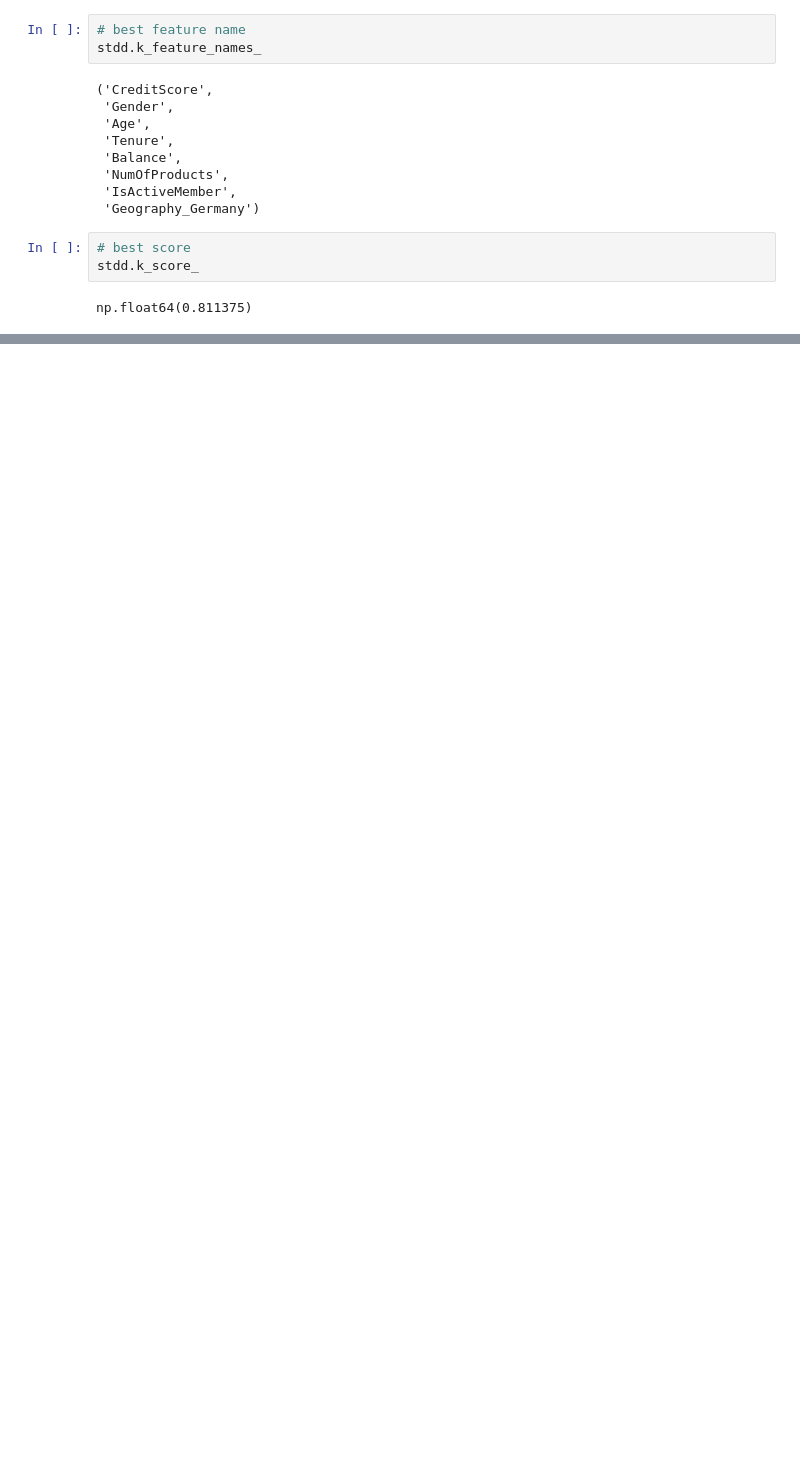
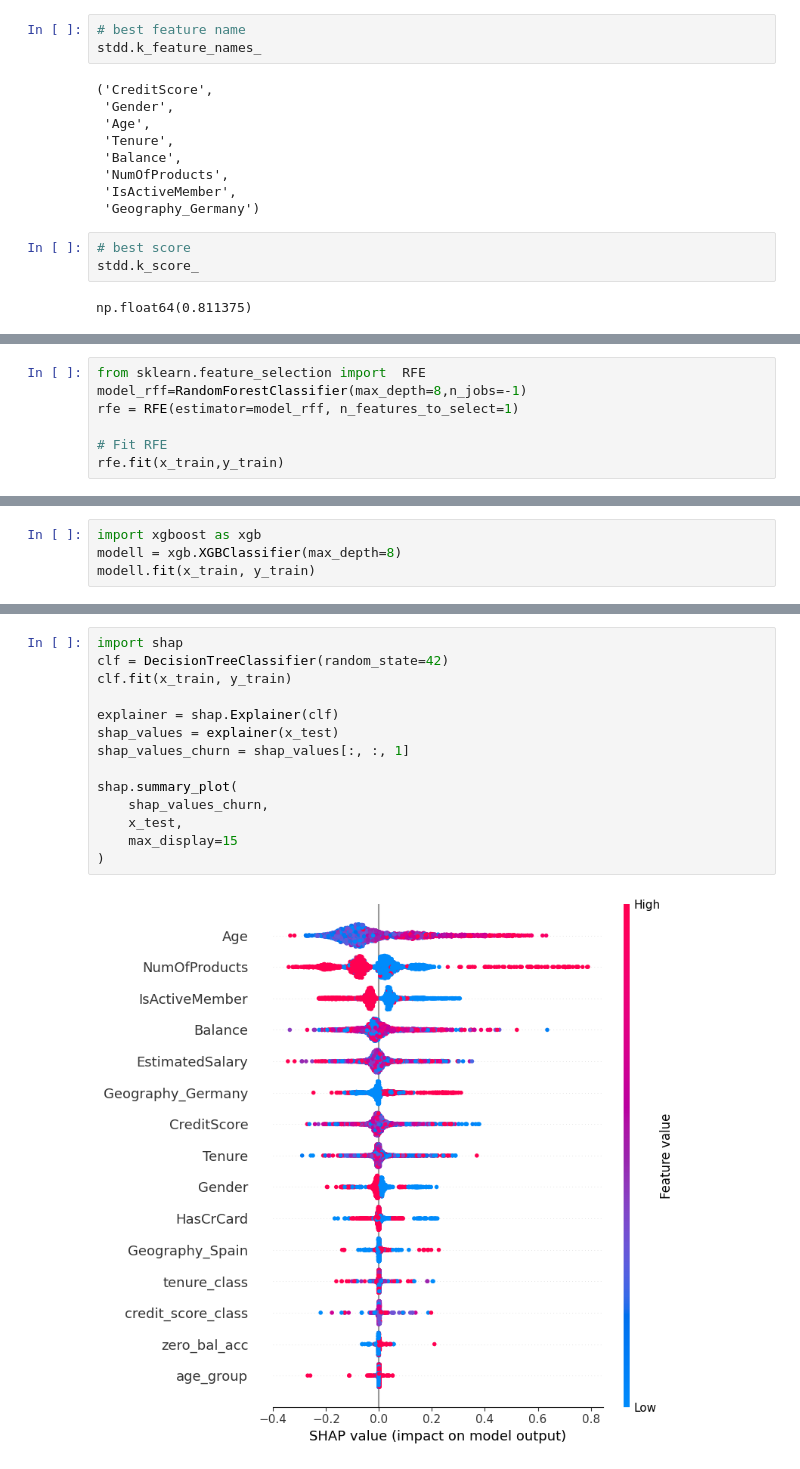
Before and after one commit to karansingh-chauhan/bank-customer-churn-modeling, a Jupyter notebook: notebook/FEATURE_ENG.IPYNB, the cells around one changed output, grey strips where cells are left out. Saved outputs shown, nothing was run; the diff lists cells and outputs as text; blank space fills up the shorter version.

```diff
--- a/notebook/FEATURE_ENG.IPYNB
+++ b/notebook/FEATURE_ENG.IPYNB
@@ -634,0 +725,7 @@ np.float64(0.811375)
+# %%
+from sklearn.feature_selection import  RFE
+model_rff=RandomForestClassifier(max_depth=8,n_jobs=-1)
+rfe = RFE(estimator=model_rff, n_features_to_select=1)
+
+# Fit RFE
+rfe.fit(x_train,y_train)
@@ -634,0 +770,4 @@ np.float64(0.811375)
+# %%
+import xgboost as xgb
+modell = xgb.XGBClassifier(max_depth=8)
+modell.fit(x_train, y_train)
@@ -634,0 +795,16 @@ np.float64(0.811375)
+# %%
+import shap
+clf = DecisionTreeClassifier(random_state=42)
+clf.fit(x_train, y_train)
+
+explainer = shap.Explainer(clf)
+shap_values = explainer(x_test)
+shap_values_churn = shap_values[:, :, 1]
+
+shap.summary_plot(
+    shap_values_churn,
+    x_test,
+    max_display=15
+)
+# %% [output]
+[figure, added]
```
Also changed, not shown: parts of 30 cells of this notebook.
